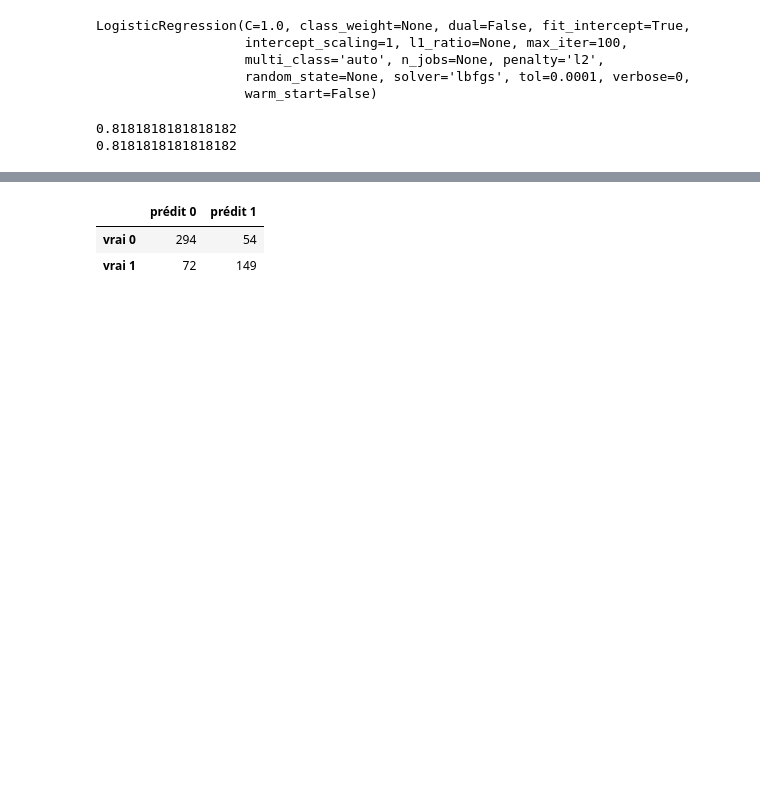
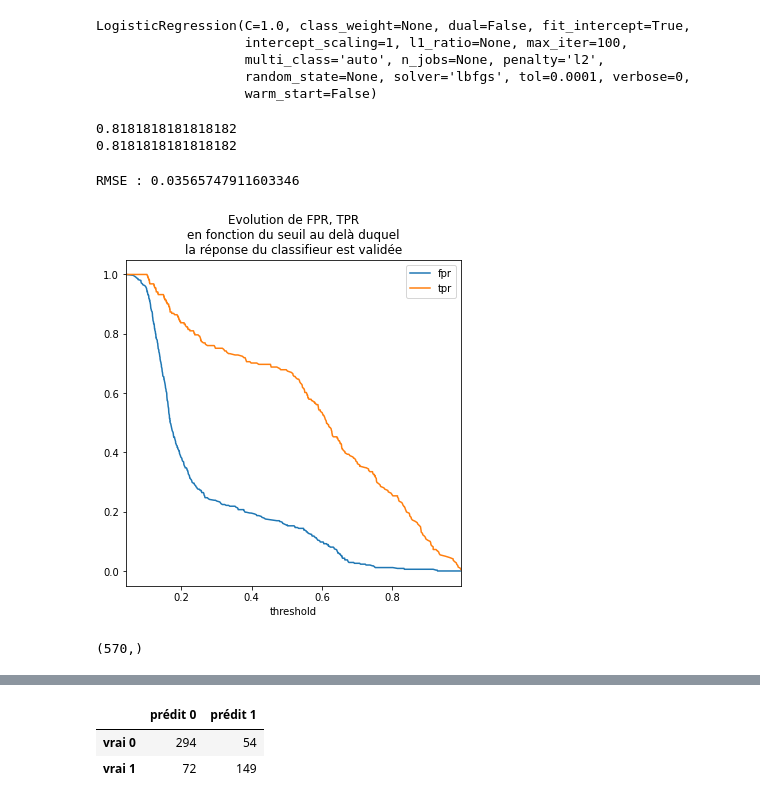
Before and after one commit to supermomie/titanic, a Jupyter notebook: Titatic.ipynb, the cells around one changed output, grey strips where cells are left out. Drawn from its saved outputs; the diff is of its cells as text; code cells hidden in the pictures; blank space fills up the shorter version.

Commit message:
adding graphe and save csv output

```diff
--- a/Titatic.ipynb
+++ b/Titatic.ipynb
@@ -241,3 +241,30 @@ print(accuracy)
 # %% [output]
 0.8181818181818182
 0.8181818181818182
+# %%
+def rmse(X_test, y_test):
+    return np.sqrt( ((y_test - model.predict(X_test))**2).mean() / len(y_test) )
+
+print("RMSE :", rmse(X_test, y_test))
+# %% [output]
+RMSE : 0.03565747911603346
+# %%
+from sklearn.metrics import roc_auc_score, roc_curve, auc
+proba = model.predict_proba(X_train)
+fpr1, tpr1, thresholds1 = roc_curve(y_train, proba[:, 1], pos_label=model.classes_[1], drop_intermediate=False)
+
+tp = pd.DataFrame(dict(fpr=fpr1, tpr=tpr1, threshold=thresholds1))
+tp.drop(0, axis=0, inplace=True) #suppression du 1er seuil fixé arbitrairement à 2
+
+ax = tp.plot(x="threshold", y=['fpr', 'tpr'], figsize=(6,6))
+ax.set_title("Evolution de FPR, TPR\nen fonction du seuil au delà duquel\n" +
+             "la réponse du classifieur est validée");
+# %% [output]
+[figure, added]
+# %%
+from sklearn.metrics import roc_auc_score, roc_curve, auc
+proba = model.predict_proba(X_train)
+fpr0, tpr0, thresholds0 = roc_curve(y_train, proba[:, 0], pos_label=model.classes_[0], drop_intermediate=False)
+thresholds0.shape
+# %% [output]
+(570,)
```
Also changed, not shown: parts of 3 cells of this notebook.
